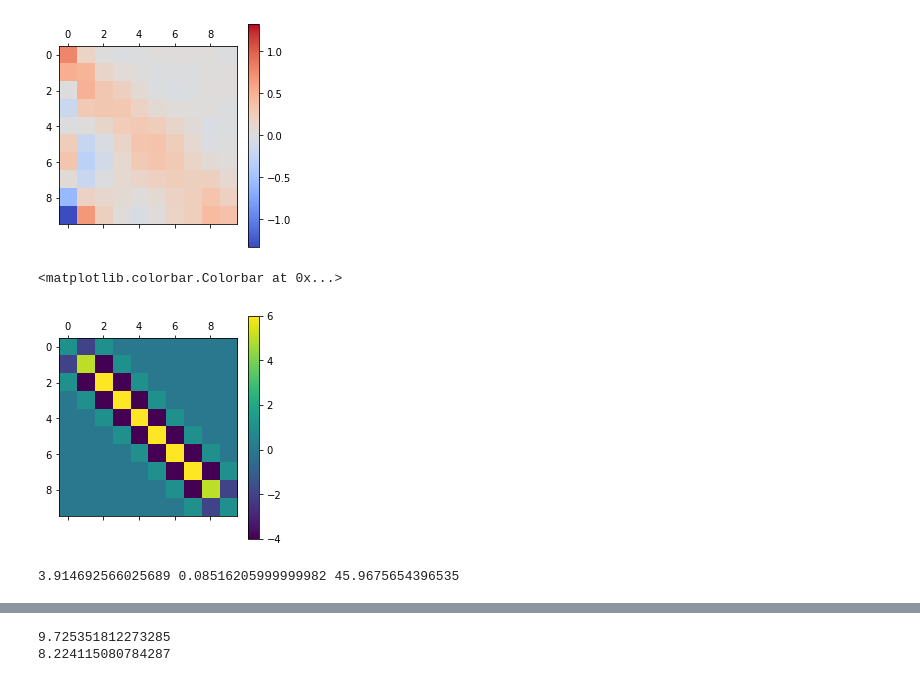
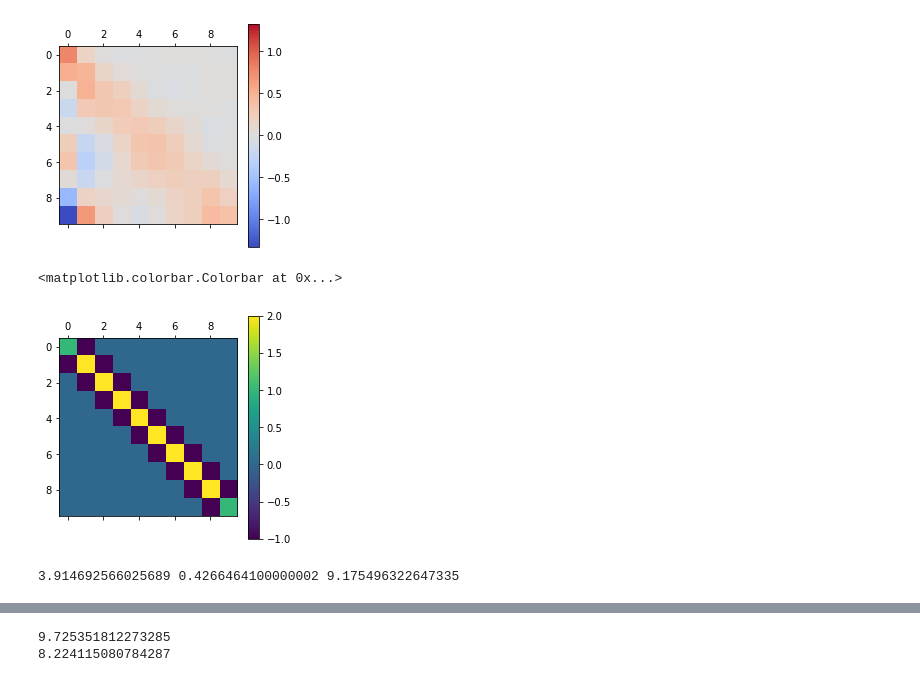
Before and after one commit to ast0815/regularisation, a Jupyter notebook: uBooNE_Enu.ipynb, the cells around one changed output, grey strips where cells are left out. Drawn from its saved outputs; the diff is of its cells as text; code cells hidden in the pictures.

```diff
--- a/uBooNE_Enu.ipynb
+++ b/uBooNE_Enu.ipynb
@@ -134,12 +134,13 @@ plt.colorbar()
 [figure]
 # %%
 # Regularisation
-C = utils.Q2(unfolded)
+#C = utils.Q2(unfolded)
+C = utils.Q1(unfolded)
 plt.matshow(C)
 plt.colorbar()
 # %% [output]
 <matplotlib.colorbar.Colorbar at 0x...>
-[figure, old version]
+[figure, new version]
 # %%
 # Regularised result
 #
@@ -152,13 +153,13 @@ tau_inv = pre_regularised_h[0].T @ C @ pre_regularised_h[0]
 tau_max = chi2 / tau_inv
 print(chi2, tau_inv, tau_max)
 
-tau_list = [0.0] + list(np.logspace(-1, 1, 9))
+tau_list = [0.0] + list(np.logspace(-1.5, 3, 31))
 A_list = [
     np.linalg.inv(cov_unfolded_inv + tau * C) @ cov_unfolded_inv for tau in tau_list
 ]
 regularised_list = [A @ unfolded_h[0] for A in A_list]
 # %% [output]
-3.914692566025689 0.08516205999999982 45.9675654396535
+3.914692566025689 0.4266464100000002 9.175496322647335
 # %%
 plt.matshow(A_list[-1], cmap="coolwarm", vmin=-np.max(A_list[-1]))
 plt.colorbar()
```
Also changed, not shown: parts of 11 cells of this notebook, 1 other file.
